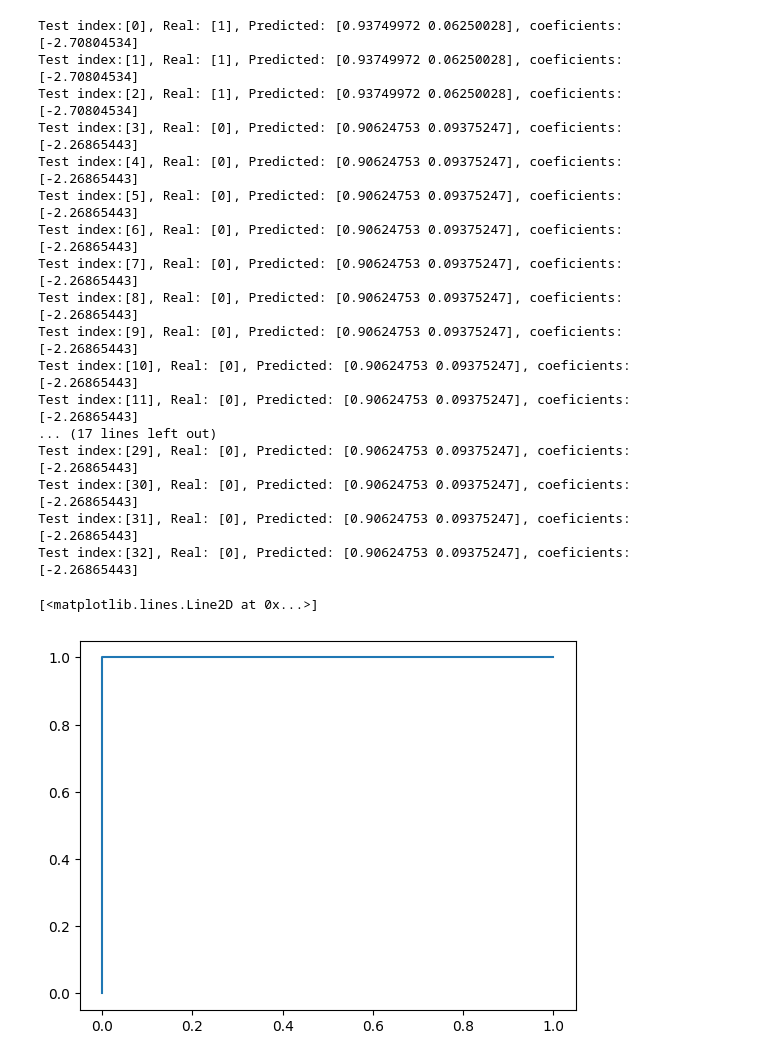
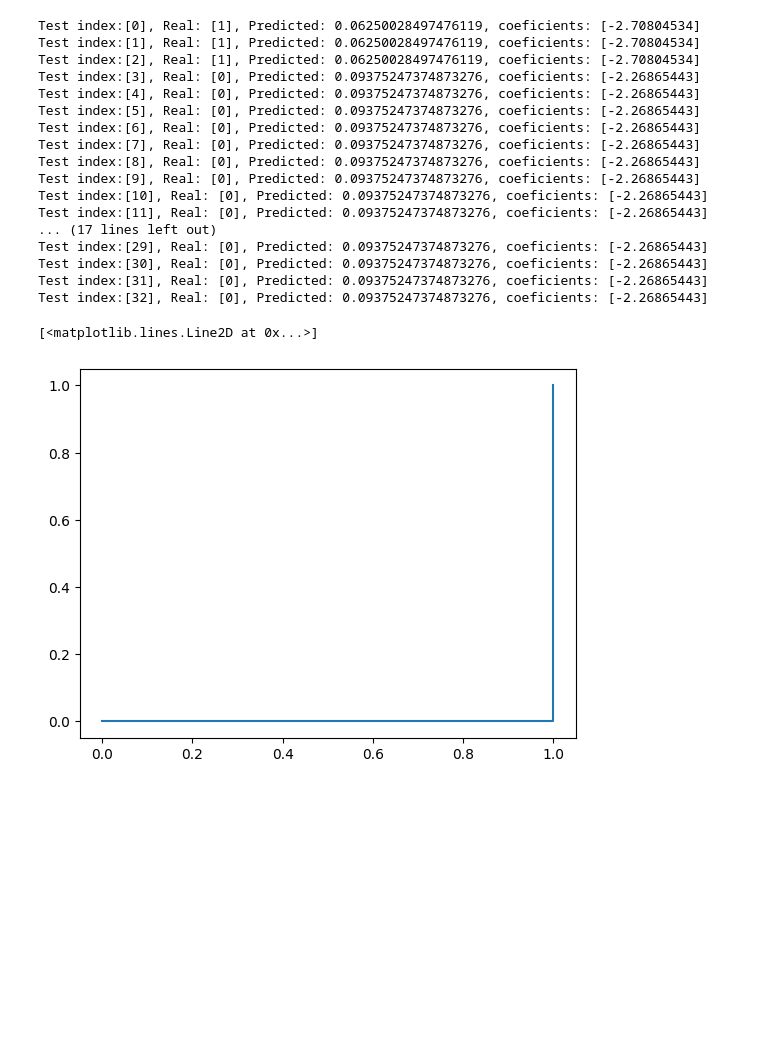
Before and after one commit to Likalto4/Added_value_feature_uncertainty, a Jupyter notebook: deep/machine_learning/hunting_errors.ipynb, the cells around one changed output. Saved outputs shown, nothing was run; the diff lists cells and outputs as text; code cells hidden in the pictures; blank space fills up the shorter version.

```diff
--- a/deep/machine_learning/hunting_errors.ipynb
+++ b/deep/machine_learning/hunting_errors.ipynb
@@ -41,52 +41,52 @@ labels.iloc[0:3] = 1
 cv = LeaveOneOut()
 scaler = StandardScaler()
 pred = LogisticRegression(class_weight=None)
 
 y_prob_list = []
 
 for train_index, test_index in cv.split(features):
     X_train, X_test = features.iloc[train_index], features.iloc[test_index]
     # scale the data
     X_train = scaler.fit_transform(X_train)
     X_test = scaler.transform(X_test)
     # get the train and test labels
     y_train, y_test = labels.iloc[train_index], labels.iloc[test_index]
 
     # fit the model
     pred.fit(X_train, y_train.values.ravel())
     # predict the probability
-    y_prob = pred.predict_proba(X_test)
+    y_prob = pred.predict_proba(X_test)[:,1]
     y_prob_list.append(y_prob)
     print(f'Test index:{test_index}, Real: {y_test.values[0]}, Predicted: {y_prob[0]}, coeficients: {pred.intercept_}')
 
     if test_index[0] == 32:
         break
-y_prob_list = np.array(y_prob_list)
-y_prob = y_prob_list.reshape(-1,2)
+y_prob_list = np.array(y_prob_list)[:,-1]
+
 
 # get roc curve
-fpr, tpr, thresholds = roc_curve(labels, y_prob[:,0])
+fpr, tpr, thresholds = roc_curve(labels, y_prob_list)
 # get auc
-auc = roc_auc_score(labels, y_prob[:,0])
+auc = roc_auc_score(labels, y_prob_list)
 # plot the roc curve
 plt.plot(fpr, tpr, label=f'AUC={auc}')
 # %% [output]
-Test index:[0], Real: [1], Predicted: [0.93749972 0.06250028], coeficients: [-2.70804534]
-Test index:[1], Real: [1], Predicted: [0.93749972 0.06250028], coeficients: [-2.70804534]
-Test index:[2], Real: [1], Predicted: [0.93749972 0.06250028], coeficients: [-2.70804534]
-Test index:[3], Real: [0], Predicted: [0.90624753 0.09375247], coeficients: [-2.26865443]
-Test index:[4], Real: [0], Predicted: [0.90624753 0.09375247], coeficients: [-2.26865443]
-Test index:[5], Real: [0], Predicted: [0.90624753 0.09375247], coeficients: [-2.26865443]
-Test index:[6], Real: [0], Predicted: [0.90624753 0.09375247], coeficients: [-2.26865443]
-Test index:[7], Real: [0], Predicted: [0.90624753 0.09375247], coeficients: [-2.26865443]
-Test index:[8], Real: [0], Predicted: [0.90624753 0.09375247], coeficients: [-2.26865443]
-Test index:[9], Real: [0], Predicted: [0.90624753 0.09375247], coeficients: [-2.26865443]
-Test index:[10], Real: [0], Predicted: [0.90624753 0.09375247], coeficients: [-2.26865443]
-Test index:[11], Real: [0], Predicted: [0.90624753 0.09375247], coeficients: [-2.26865443]
+Test index:[0], Real: [1], Predicted: 0.06250028497476119, coeficients: [-2.70804534]
+Test index:[1], Real: [1], Predicted: 0.06250028497476119, coeficients: [-2.70804534]
+Test index:[2], Real: [1], Predicted: 0.06250028497476119, coeficients: [-2.70804534]
+Test index:[3], Real: [0], Predicted: 0.09375247374873276, coeficients: [-2.26865443]
+Test index:[4], Real: [0], Predicted: 0.09375247374873276, coeficients: [-2.26865443]
+Test index:[5], Real: [0], Predicted: 0.09375247374873276, coeficients: [-2.26865443]
+Test index:[6], Real: [0], Predicted: 0.09375247374873276, coeficients: [-2.26865443]
+Test index:[7], Real: [0], Predicted: 0.09375247374873276, coeficients: [-2.26865443]
+Test index:[8], Real: [0], Predicted: 0.09375247374873276, coeficients: [-2.26865443]
+Test index:[9], Real: [0], Predicted: 0.09375247374873276, coeficients: [-2.26865443]
+Test index:[10], Real: [0], Predicted: 0.09375247374873276, coeficients: [-2.26865443]
+Test index:[11], Real: [0], Predicted: 0.09375247374873276, coeficients: [-2.26865443]
 ... (17 lines left out)
-Test index:[29], Real: [0], Predicted: [0.90624753 0.09375247], coeficients: [-2.26865443]
-Test index:[30], Real: [0], Predicted: [0.90624753 0.09375247], coeficients: [-2.26865443]
-Test index:[31], Real: [0], Predicted: [0.90624753 0.09375247], coeficients: [-2.26865443]
-Test index:[32], Real: [0], Predicted: [0.90624753 0.09375247], coeficients: [-2.26865443]
+Test index:[29], Real: [0], Predicted: 0.09375247374873276, coeficients: [-2.26865443]
+Test index:[30], Real: [0], Predicted: 0.09375247374873276, coeficients: [-2.26865443]
+Test index:[31], Real: [0], Predicted: 0.09375247374873276, coeficients: [-2.26865443]
+Test index:[32], Real: [0], Predicted: 0.09375247374873276, coeficients: [-2.26865443]
 [<matplotlib.lines.Line2D at 0x...>]
-[figure, old version]
+[figure, new version]
```
Also changed, not shown: 2 other files.
